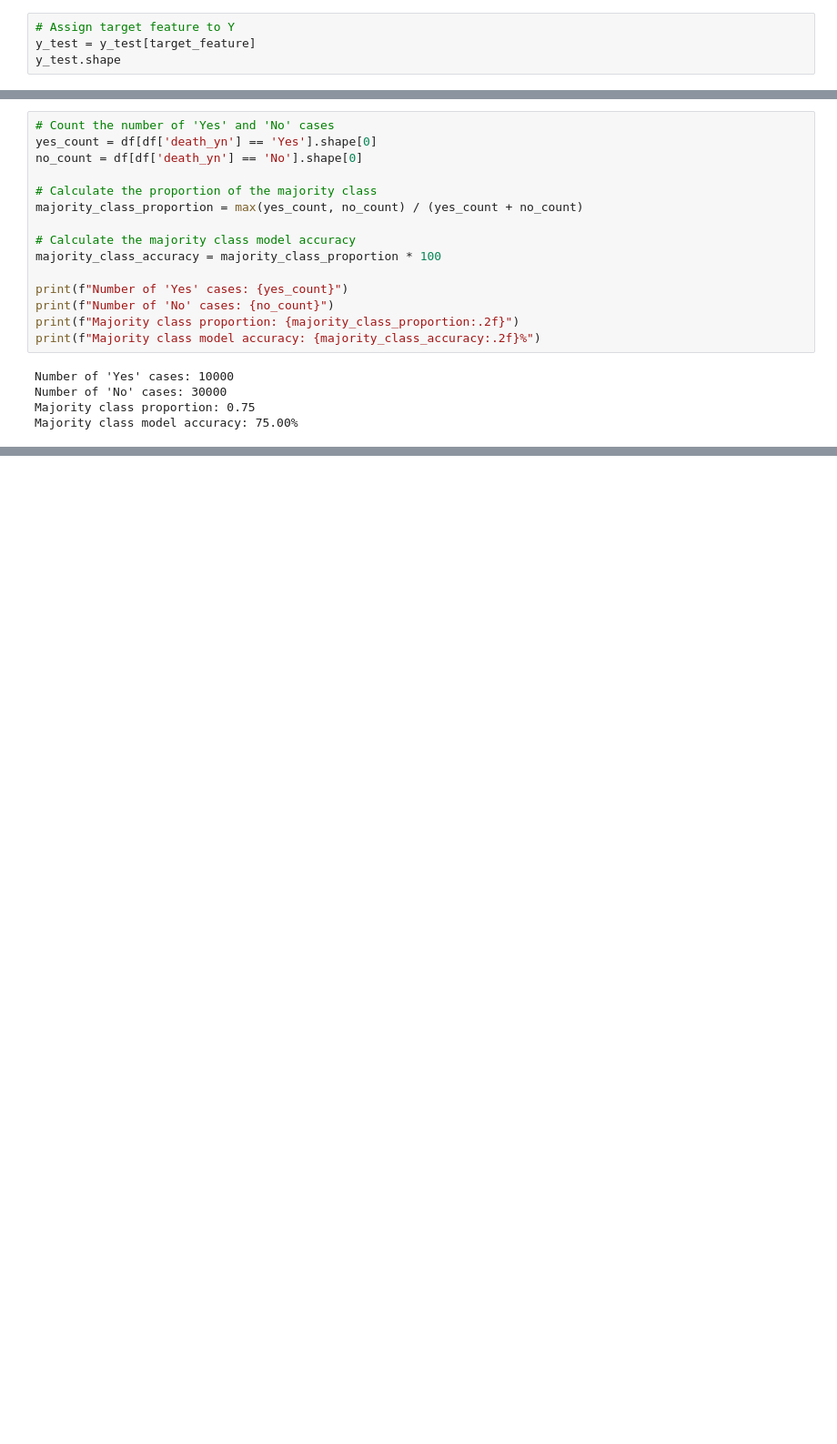
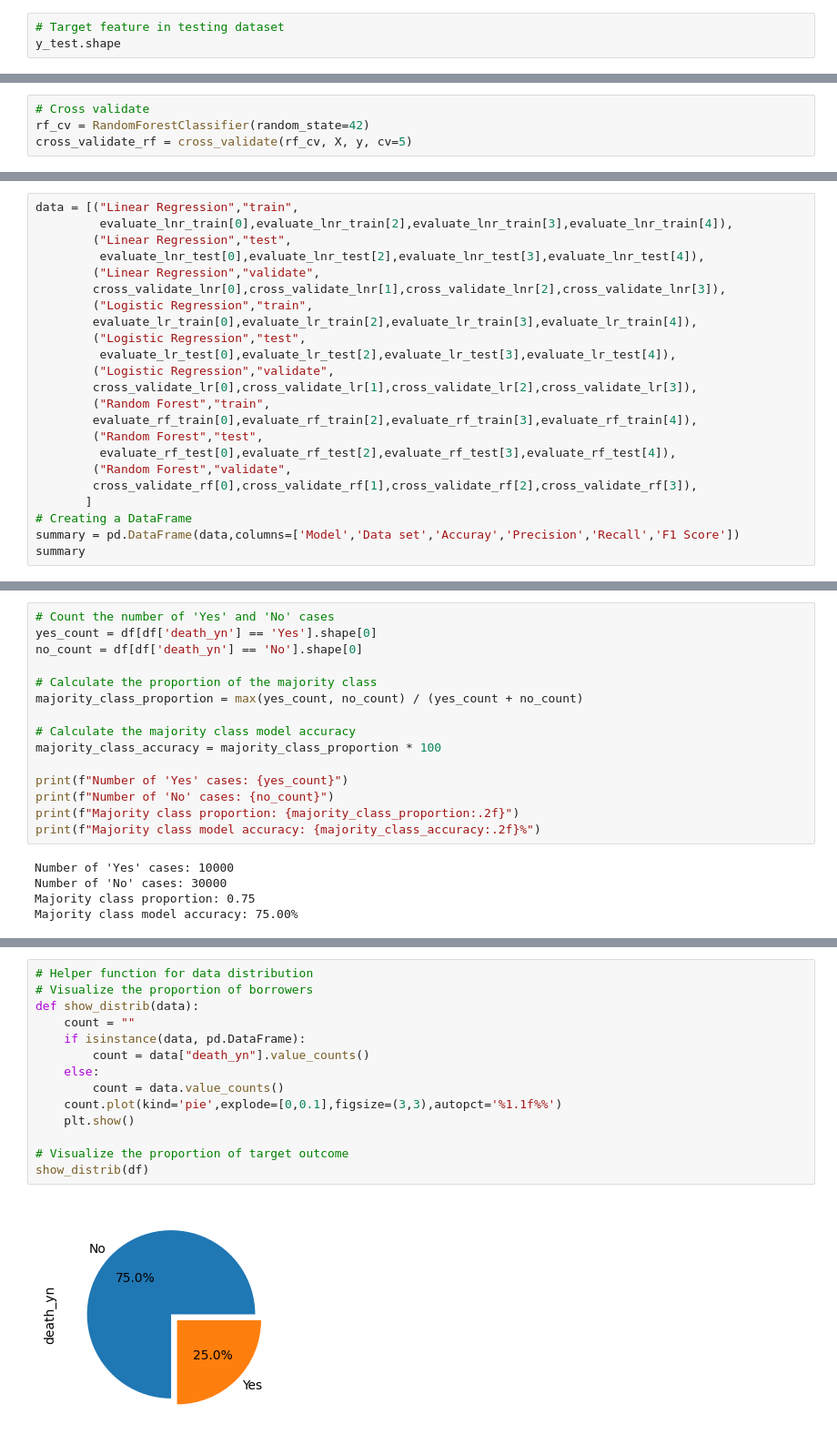
Before and after one commit to minhlynguyen/ucd-da-covid-death-prediction, a Jupyter notebook: MinhLy_Nguyen_22201371_Anil_Vercruysse_22202474_COMP47350_Homework2.ipynb, the cells around one changed output, grey strips where cells are left out. Shown at 91% size. Drawn from its saved outputs; the diff is of its cells as text; blank space fills up the shorter version.

Commit message:
Add into Part 5, add function

```diff
--- a/MinhLy_Nguyen_22201371_Anil_Vercruysse_22202474_COMP47350_Homework2.ipynb
+++ b/MinhLy_Nguyen_22201371_Anil_Vercruysse_22202474_COMP47350_Homework2.ipynb
@@ -219,8 +217,7 @@ X_test.shape
 # %% [output]
 (12000, 120)
 # %%
-# Assign target feature to Y
-y_test = y_test[target_feature]
+# Target feature in testing dataset
 y_test.shape
 # %% [output]
 (12000,)
@@ -625,0 +601,4 @@ Cross-validated F1 Score: 0.931797206500323
+# %%
+# Cross validate
+rf_cv = RandomForestClassifier(random_state=42)
+cross_validate_rf = cross_validate(rf_cv, X, y, cv=5)
@@ -626,2 +612,25 @@ Cross-validated F1 Score: 0.931797206500323
 # %% [markdown]
 ## 5.1 Which model of the ones trained above performs better at predicting the target feature? Is it more   accurate than a simple model that always predicts the majority class (i.e., if 'no' is the majority class in your dataset, the simple model always predicts 'no' for the target feature)? Justify your answers.
+# %%
+data = [("Linear Regression","train",
+         evaluate_lnr_train[0],evaluate_lnr_train[2],evaluate_lnr_train[3],evaluate_lnr_train[4]),
+        ("Linear Regression","test",
+         evaluate_lnr_test[0],evaluate_lnr_test[2],evaluate_lnr_test[3],evaluate_lnr_test[4]),
+        ("Linear Regression","validate",
+        cross_validate_lnr[0],cross_validate_lnr[1],cross_validate_lnr[2],cross_validate_lnr[3]),
+        ("Logistic Regression","train",
+        evaluate_lr_train[0],evaluate_lr_train[2],evaluate_lr_train[3],evaluate_lr_train[4]),
+        ("Logistic Regression","test",
+         evaluate_lr_test[0],evaluate_lr_test[2],evaluate_lr_test[3],evaluate_lr_test[4]),
+        ("Logistic Regression","validate",
+        cross_validate_lr[0],cross_validate_lr[1],cross_validate_lr[2],cross_validate_lr[3]),
+        ("Random Forest","train",
+        evaluate_rf_train[0],evaluate_rf_train[2],evaluate_rf_train[3],evaluate_rf_train[4]),
+        ("Random Forest","test",
+         evaluate_rf_test[0],evaluate_rf_test[2],evaluate_rf_test[3],evaluate_rf_test[4]),
+        ("Random Forest","validate",
+        cross_validate_rf[0],cross_validate_rf[1],cross_validate_rf[2],cross_validate_rf[3]),
+       ]
+# Creating a DataFrame
+summary = pd.DataFrame(data,columns=['Model','Data set','Accuray','Precision','Recall','F1 Score'])
+summary
@@ -649,0 +674,16 @@ Majority class model accuracy: 75.00%
+# %%
+# Helper function for data distribution
+# Visualize the proportion of borrowers
+def show_distrib(data):
+    count = ""
+    if isinstance(data, pd.DataFrame):
+        count = data["death_yn"].value_counts()
+    else:
+        count = data.value_counts()
+    count.plot(kind='pie',explode=[0,0.1],figsize=(3,3),autopct='%1.1f%%')
+    plt.show()
+
+# Visualize the proportion of target outcome
+show_distrib(df)
+# %% [output]
+[figure, added]
```
Also changed, not shown: parts of 58 cells of this notebook.
